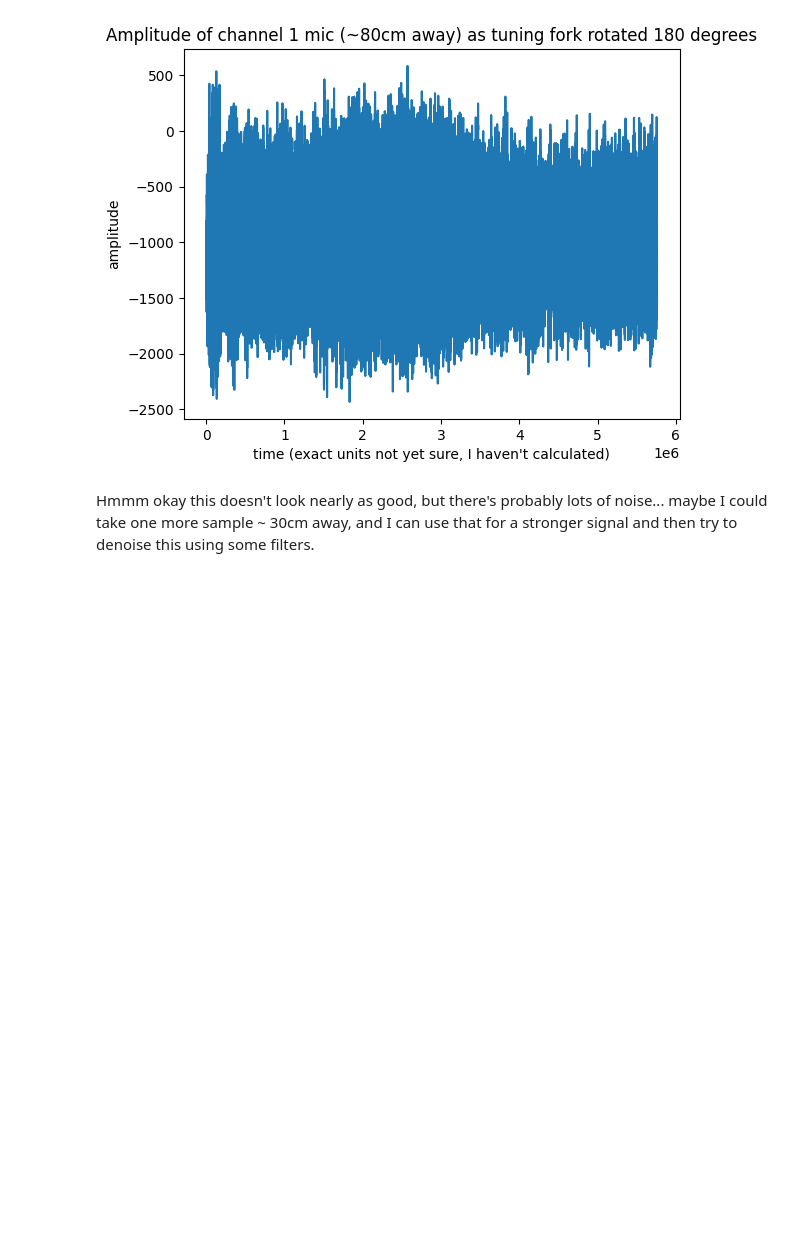
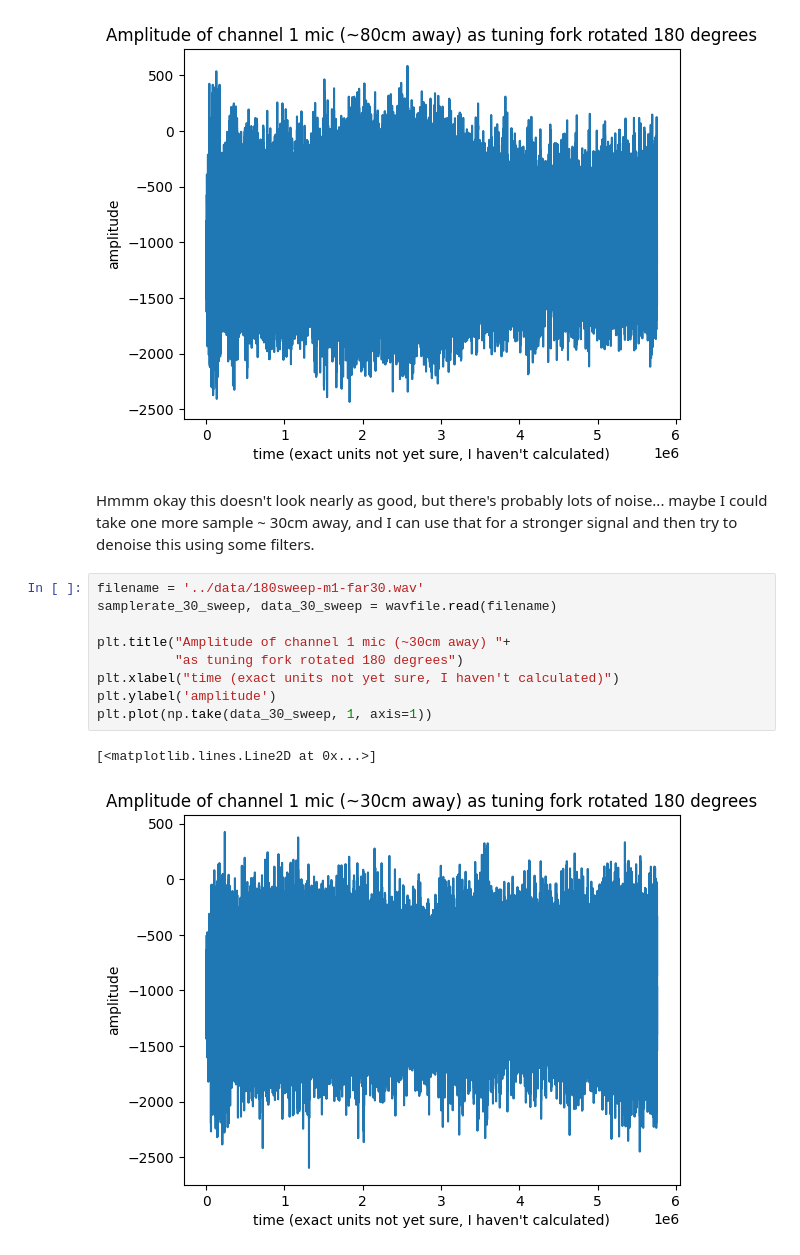
Before and after one commit to julianLapenna12/acoustic_radiation_modelling, a Jupyter notebook: notebooks/Ex1.acoustics.notebook.ipynb, the cells around one changed output. Drawn from its saved outputs; the diff is of its cells as text; blank space fills up the shorter version.

```diff
--- a/notebooks/Ex1.acoustics.notebook.ipynb
+++ b/notebooks/Ex1.acoustics.notebook.ipynb
@@ -473,3 +477,15 @@ Frequency sampling: 96000
 [figure]
 # %% [markdown]
 Hmmm okay this doesn't look nearly as good, but there's probably lots of noise... maybe I could take one more sample ~ 30cm away, and I can use that for a stronger signal and then try to denoise this using some filters.
+# %%
+filename = '../data/180sweep-m1-far30.wav'
+samplerate_30_sweep, data_30_sweep = wavfile.read(filename)
+
+plt.title("Amplitude of channel 1 mic (~30cm away) "+
+          "as tuning fork rotated 180 degrees")
+plt.xlabel("time (exact units not yet sure, I haven't calculated)")
+plt.ylabel('amplitude')
+plt.plot(np.take(data_30_sweep, 1, axis=1))
+# %% [output]
+[<matplotlib.lines.Line2D at 0x...>]
+[figure, added]
```
Also changed, not shown: parts of 15 cells of this notebook, 1 other file.
